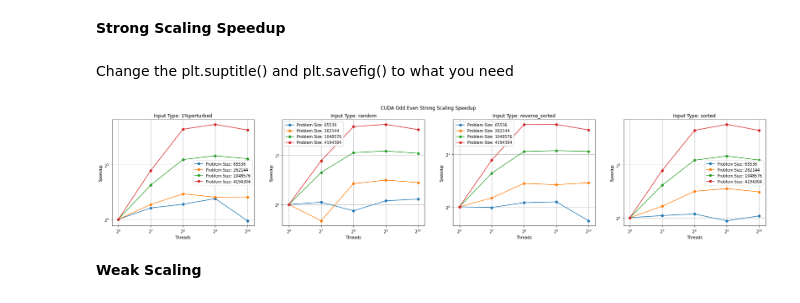
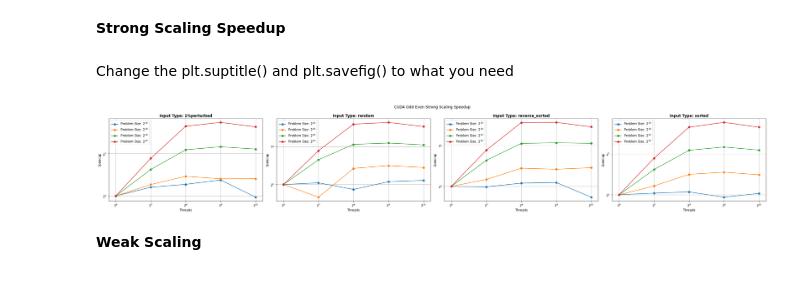
Before and after one commit to mzhang8132/CSCE435_Project, a Jupyter notebook: cuda_odd_even/cuda_odd_even.ipynb, the cells around one changed output. Cells and saved outputs as stored; diff of their text form; code cells hidden in the pictures.

```diff
--- a/cuda_odd_even/cuda_odd_even.ipynb
+++ b/cuda_odd_even/cuda_odd_even.ipynb
@@ -146,8 +147,8 @@ for i in num_vals:
         ctk.dataframe = ctk.dataframe.reset_index().drop(
             [
              ((i, j), "nid"), ((i, j), "spot.channel"),
-             ((i, j), "Min time/rank"), ((i, j), "Max time/rank"), ((i, j), "Avg time/rank"),
-             ((i, j), "Min GPU time/rank"), ((i, j), "Max GPU time/rank"), ((i, j), "Avg GPU time/rank"),
+             ((i, j), "Min time/rank"), ((i, j), "Max time/rank"),
+             ((i, j), "Min GPU time/rank"), ((i, j), "Max GPU time/rank"),
             ], axis=1)
         ctk.dataframe = ctk.dataframe.rename({("name", ""): "name", ("num_threads", ""): "num_threads"}).set_index(["name", "num_threads"])
 # %%
@@ -187,11 +188,11 @@ iter = 0
 for i in num_vals:
     for j in types:
         ax[iter].plot(
-            ctk.dataframe[idx[(i, j), "Total time"]].loc['main'] + ctk.dataframe[idx[(i, j), "Total GPU time"]].loc['main'],
+            ctk.dataframe[idx[(i, j), "Avg time/rank"]].loc['main'] + ctk.dataframe[idx[(i, j), "Avg GPU time/rank"]].loc['main'],
             marker='o',
             label = j
         )
-    ax[iter].set_title("Problem Size: " + str(i))
+    ax[iter].set_title(rf"Problem Size: $\mathregular{{2^{{{str(frexp(i)[1] - 1)}}}}}$", fontsize=12, weight='bold')
     ax[iter].set_xlabel("Threads")
     ax[iter].set_ylabel("Time (seconds)")
     ax[iter].set_yscale("log", base=10)
@@ -202,6 +203,7 @@ for i in num_vals:
     iter += 1
 #ax[-1, -1].axis('off')
 plt.suptitle("CUDA Odd Even Strong Scaling")
-plt.savefig("cuda_odd_even_graph/strong_scaling.svg")
+fig.tight_layout()
+plt.savefig("cuda_odd_even_graph/strong_scaling.png")
 plt.show()
 # %% [output]
@@ -213,32 +215,33 @@ Change the plt.suptitle() and plt.savefig() to what you need
 # %%
 fig, ax = plt.subplots(1, 4, figsize=(30, 5))
 iter = 0
 
 for i in types:
     for j in num_vals:
         ax[iter].plot(
-            (ctk.dataframe[idx[(j, i), "Total time"]].loc['main'] +
-            ctk.dataframe[idx[(j, i), "Total GPU time"]].loc['main']).loc[64] /
-            (ctk.dataframe[idx[(j, i), "Total time"]].loc['main'] +
-            ctk.dataframe[idx[(j, i), "Total GPU time"]].loc['main']),
+            (ctk.dataframe[idx[(j, i), "Avg time/rank"]].loc['main'] +
+            ctk.dataframe[idx[(j, i), "Avg GPU time/rank"]].loc['main']).loc[64] /
+            (ctk.dataframe[idx[(j, i), "Avg time/rank"]].loc['main'] +
+            ctk.dataframe[idx[(j, i), "Avg GPU time/rank"]].loc['main']),
             marker='o',
-            label = "Problem Size: " + str(j)
+            label = rf"Problem Size: $\mathregular{{2^{{{str(frexp(j)[1] - 1)}}}}}$"
         )
-    ax[iter].set_title("Input Type: " + i)
+    ax[iter].set_title(rf"Input Type: " + i, fontsize=12, weight='bold')
     ax[iter].set_xlabel("Threads")
     ax[iter].set_ylabel("Speedup")
     ax[iter].set_yscale("log", base=2)
     ax[iter].set_xscale("log", base=2)
     ax[iter].grid(True)
     ax[iter].set_xticks(threads)
     ax[iter].legend()
     iter += 1
 
 plt.suptitle("CUDA Odd Even Strong Scaling Speedup")
-#plt.savefig("cuda_odd_even_graph/strong_scaling_speedup.svg")
+fig.tight_layout()
+plt.savefig("cuda_odd_even_graph/strong_scaling_speedup.png")
 plt.show()
 # %% [output]
-[figure, old version]
+[figure, new version]
 # %% [markdown]
 **Weak Scaling**
 # %%
```
Also changed, not shown: parts of 8 cells of this notebook, 29 other files.
